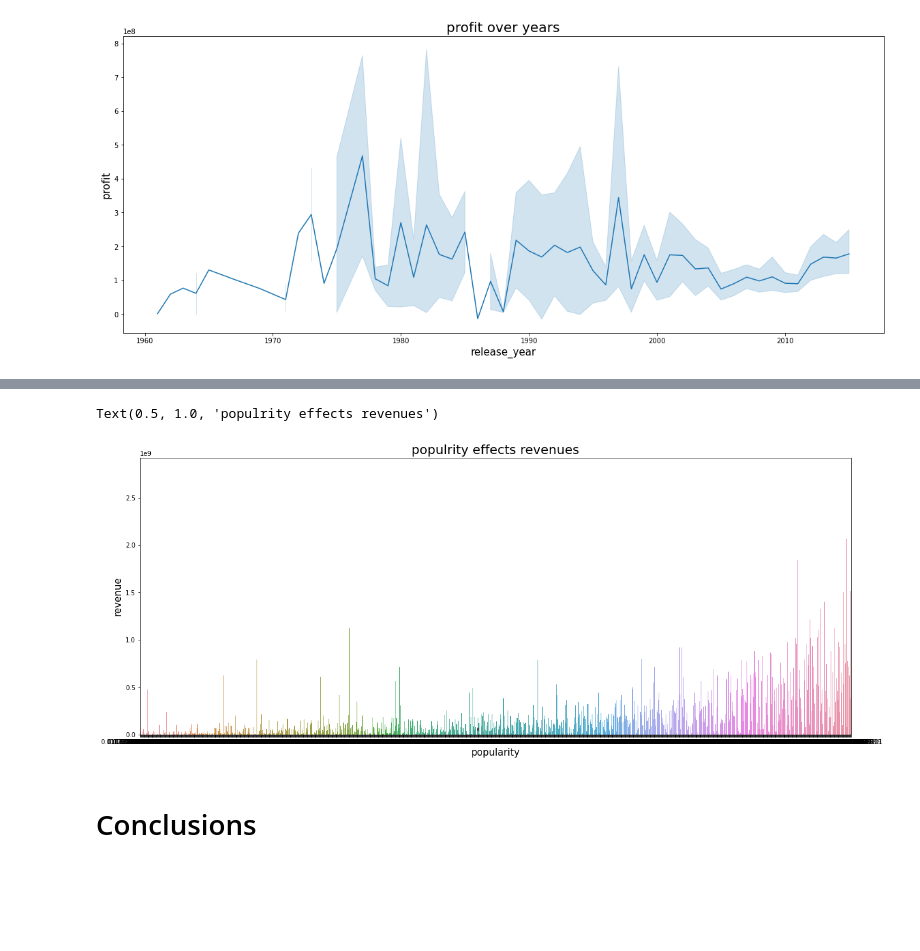
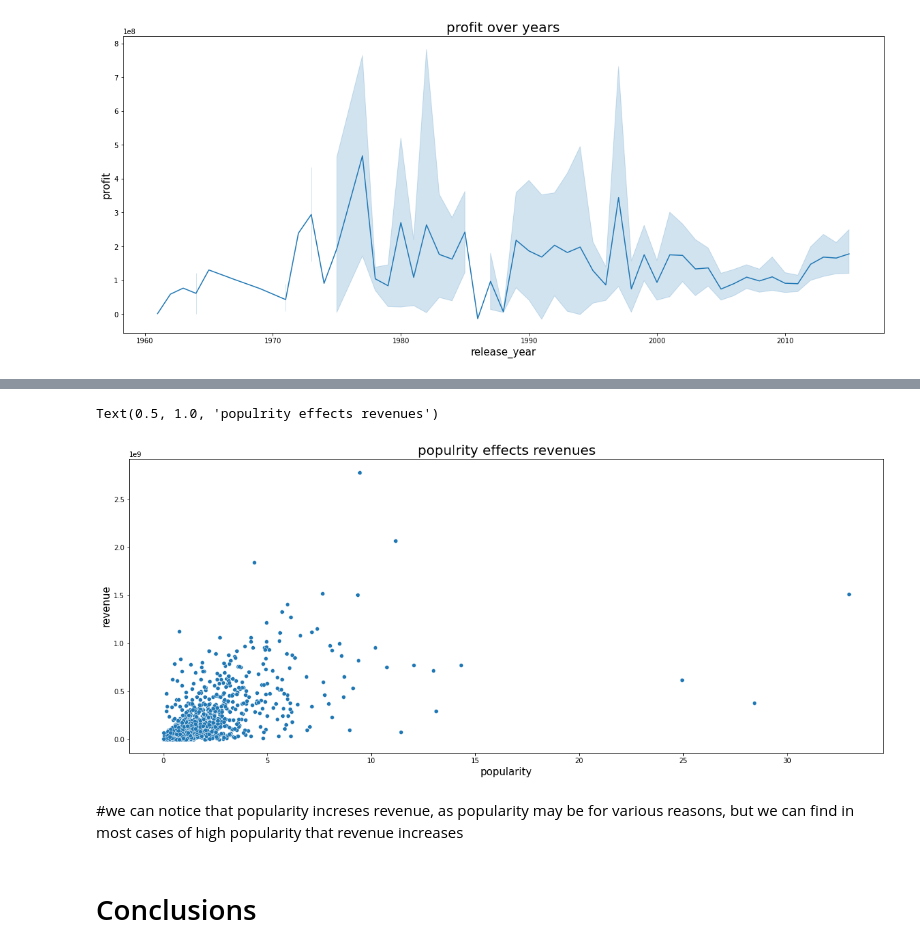
Before and after one commit to johnbeniamin/TMDB, a Jupyter notebook: investigate-a-dataset-template.ipynb, the cells around one changed output, grey strips where cells are left out. Drawn from its saved outputs; the diff is of its cells as text; code cells hidden in the pictures; blank space fills up the shorter version.

```diff
--- a/investigate-a-dataset-template.ipynb
+++ b/investigate-a-dataset-template.ipynb
@@ -166,7 +166,7 @@ Text(0.5, 1.0, 'popularity effects profit')
 # %%
 # we can search about the relation between popularity and revenue
-sns.barplot(data=df, x="popularity", y="revenue")
+sns.scatterplot(data=df, x="popularity", y="revenue")
 plt.title("populrity effects revenues")
 # %% [output]
 Text(0.5, 1.0, 'populrity effects revenues')
-[figure, old version]
+[figure, new version]
@@ -175,3 +173,5 @@ Text(0.5, 1.0, 'populrity effects revenues')
+# %% [markdown]
+#we can notice that popularity increses revenue, as popularity may be for various reasons, but we can find in most cases of high popularity that revenue increases
 # %% [markdown]
 <a id='conclusions'></a>
 # Conclusions
```
Also changed, not shown: parts of 12 cells of this notebook, 1 other file.
